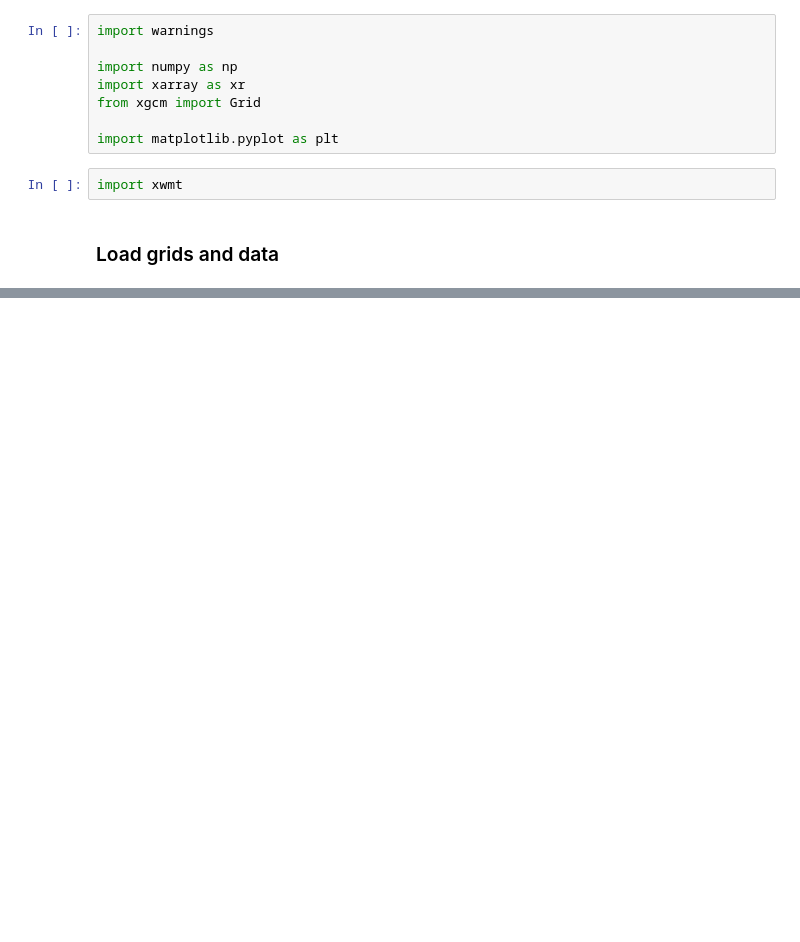
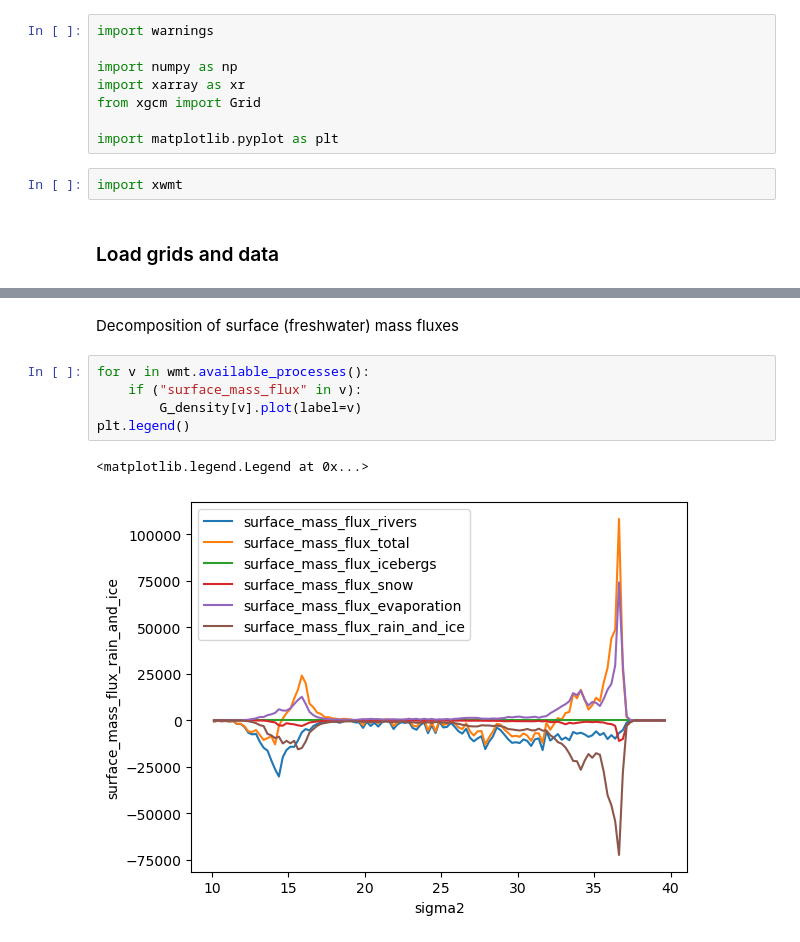
Before and after one commit to NOAA-GFDL/xwmt, a Jupyter notebook: notebooks/basic_xwmt_tutorial.ipynb, the cells around one changed output, grey strips where cells are left out. Drawn from its saved outputs; the diff is of its cells as text; blank space fills up the shorter version.

```diff
--- a/notebooks/basic_xwmt_tutorial.ipynb
+++ b/notebooks/basic_xwmt_tutorial.ipynb
@@ -137,0 +146,10 @@ There is still a small discrepancy between the 3D surface forcings and the 2D to
+# %% [markdown]
+Decomposition of surface (freshwater) mass fluxes
+# %%
+for v in wmt.available_processes():
+    if ("surface_mass_flux" in v):
+        G_density[v].plot(label=v)
+plt.legend()
+# %% [output]
+<matplotlib.legend.Legend at 0x...>
+[figure, added]
```
Also changed, not shown: parts of 15 cells of this notebook, 4 other files.
